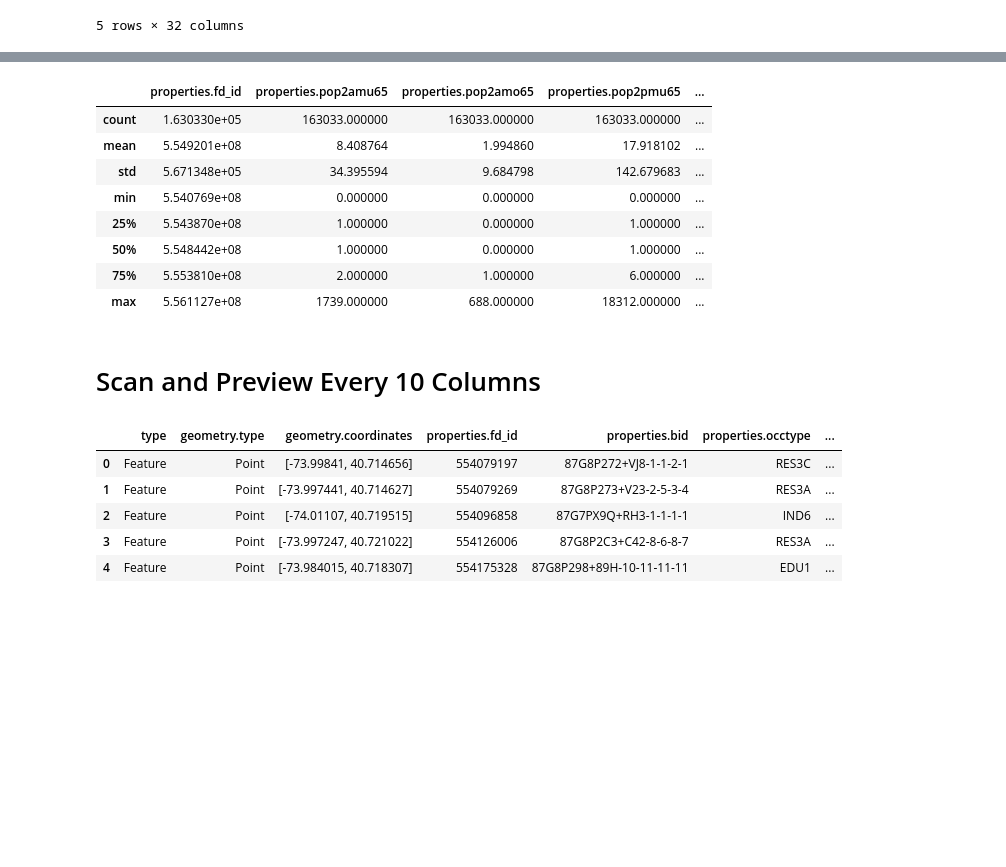
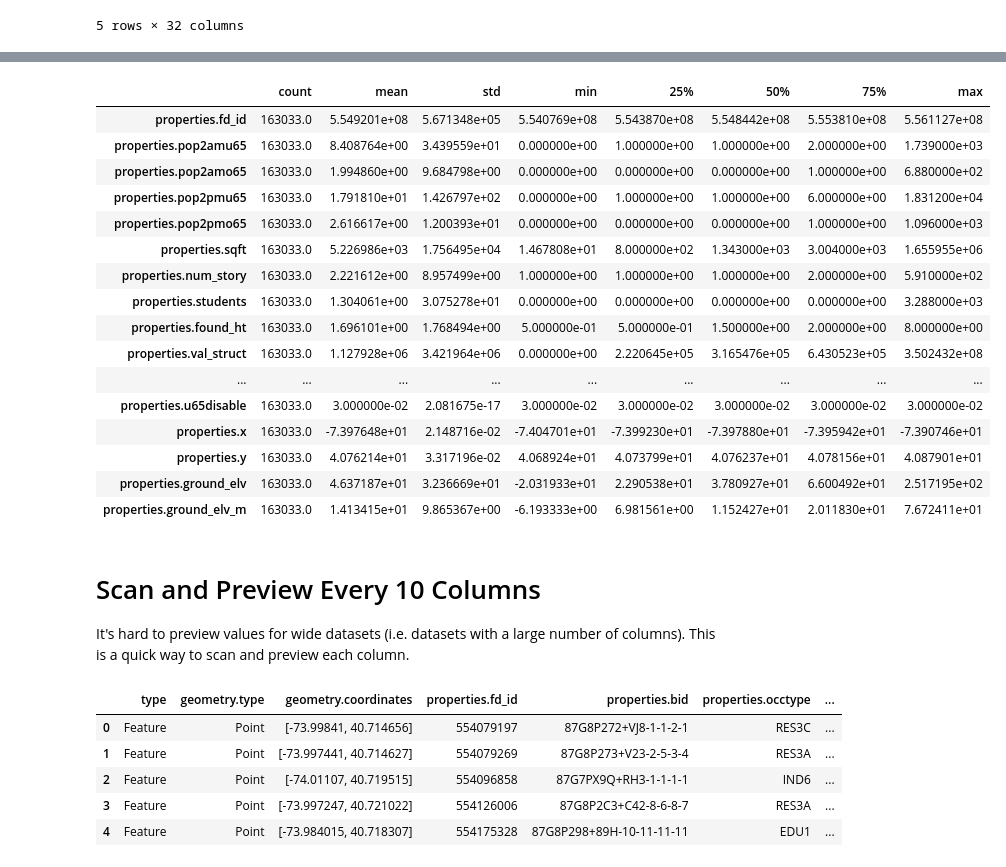
Before and after one commit to mebauer/national-structure-inventory-examples, a Jupyter notebook: analysis-examples.ipynb, the cells around one changed output, grey strips where cells are left out. Drawn from its saved outputs; the diff is of its cells as text; code cells hidden in the pictures; blank space fills up the shorter version.

```diff
--- a/analysis-examples.ipynb
+++ b/analysis-examples.ipynb
@@ -101,3 +106,15 @@ properties.fd_id                0
 geometry.coordinates            0
 properties.ground_elv_m         0
 dtype: int64
+# %%
+# return boolean by column if all values are NULL
+ser = df.isnull().all()
+
+# select columns that are True (all NULL == True)
+col = ser.loc[ser].index[0]
+
+# locate only columns that are not in the above list
+df = df.loc[:, ~df.columns.isin([col])]
+
+print(df.shape)
+df.head()
@@ -104,18 +151,27 @@ dtype: int64
 # %%
-# summary statistics of numeric columns
-df.describe()
+# summary statistics of numeric columns, transpose for readability
+df.describe().T
 # %% [output]
-|  | properties.fd_id | properties.pop2amu65 | properties.pop2amo65 | properties.pop2pmu65 | ... |
-| count | 1.630330e+05 | 163033.000000 | 163033.000000 | 163033.000000 | ... |
-| mean | 5.549201e+08 | 8.408764 | 1.994860 | 17.918102 | ... |
-| std | 5.671348e+05 | 34.395594 | 9.684798 | 142.679683 | ... |
-| min | 5.540769e+08 | 0.000000 | 0.000000 | 0.000000 | ... |
-| 25% | 5.543870e+08 | 1.000000 | 0.000000 | 1.000000 | ... |
-| 50% | 5.548442e+08 | 1.000000 | 0.000000 | 1.000000 | ... |
-| 75% | 5.553810e+08 | 2.000000 | 1.000000 | 6.000000 | ... |
-| max | 5.561127e+08 | 1739.000000 | 688.000000 | 18312.000000 | ... |
+|  | count | mean | std | min | 25% | 50% | 75% | max |
+| properties.fd_id | 163033.0 | 5.549201e+08 | 5.671348e+05 | 5.540769e+08 | 5.543870e+08 | 5.548442e+08 | 5.553810e+08 | 5.561127e+08 |
+| properties.pop2amu65 | 163033.0 | 8.408764e+00 | 3.439559e+01 | 0.000000e+00 | 1.000000e+00 | 1.000000e+00 | 2.000000e+00 | 1.739000e+03 |
+| properties.pop2amo65 | 163033.0 | 1.994860e+00 | 9.684798e+00 | 0.000000e+00 | 0.000000e+00 | 0.000000e+00 | 1.000000e+00 | 6.880000e+02 |
+| properties.pop2pmu65 | 163033.0 | 1.791810e+01 | 1.426797e+02 | 0.000000e+00 | 1.000000e+00 | 1.000000e+00 | 6.000000e+00 | 1.831200e+04 |
+| properties.pop2pmo65 | 163033.0 | 2.616617e+00 | 1.200393e+01 | 0.000000e+00 | 0.000000e+00 | 0.000000e+00 | 1.000000e+00 | 1.096000e+03 |
+| properties.sqft | 163033.0 | 5.226986e+03 | 1.756495e+04 | 1.467808e+01 | 8.000000e+02 | 1.343000e+03 | 3.004000e+03 | 1.655955e+06 |
+| properties.num_story | 163033.0 | 2.221612e+00 | 8.957499e+00 | 1.000000e+00 | 1.000000e+00 | 1.000000e+00 | 2.000000e+00 | 5.910000e+02 |
+| properties.students | 163033.0 | 1.304061e+00 | 3.075278e+01 | 0.000000e+00 | 0.000000e+00 | 0.000000e+00 | 0.000000e+00 | 3.288000e+03 |
+| properties.found_ht | 163033.0 | 1.696101e+00 | 1.768494e+00 | 5.000000e-01 | 5.000000e-01 | 1.500000e+00 | 2.000000e+00 | 8.000000e+00 |
+| properties.val_struct | 163033.0 | 1.127928e+06 | 3.421964e+06 | 0.000000e+00 | 2.220645e+05 | 3.165476e+05 | 6.430523e+05 | 3.502432e+08 |
+| ... | ... | ... | ... | ... | ... | ... | ... | ... |
+| properties.u65disable | 163033.0 | 3.000000e-02 | 2.081675e-17 | 3.000000e-02 | 3.000000e-02 | 3.000000e-02 | 3.000000e-02 | 3.000000e-02 |
+| properties.x | 163033.0 | -7.397648e+01 | 2.148716e-02 | -7.404701e+01 | -7.399230e+01 | -7.397880e+01 | -7.395942e+01 | -7.390746e+01 |
+| properties.y | 163033.0 | 4.076214e+01 | 3.317196e-02 | 4.068924e+01 | 4.073799e+01 | 4.076237e+01 | 4.078156e+01 | 4.087901e+01 |
+| properties.ground_elv | 163033.0 | 4.637187e+01 | 3.236669e+01 | -2.031933e+01 | 2.290538e+01 | 3.780927e+01 | 6.600492e+01 | 2.517195e+02 |
+| properties.ground_elv_m | 163033.0 | 1.413415e+01 | 9.865367e+00 | -6.193333e+00 | 6.981561e+00 | 1.152427e+01 | 2.011830e+01 | 7.672411e+01 |
 # %% [markdown]
 # Scan and Preview Every 10 Columns
+It's hard to preview values for wide datasets (i.e. datasets with a large number of columns). This is a quick way to scan and preview each column.
 # %%
 df.iloc[:5, :10]
 # %% [output]
```
Also changed, not shown: parts of 29 cells of this notebook.
